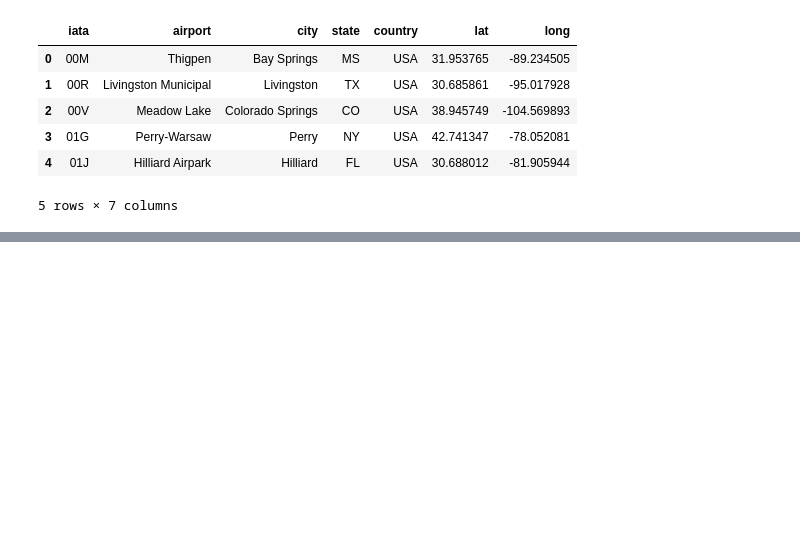
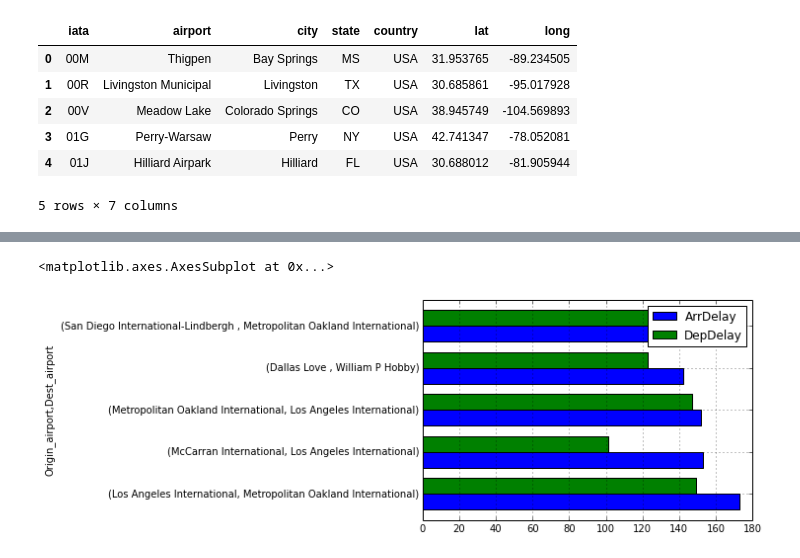
Before and after one commit to divyakkm/open-data-2014-airline, a Jupyter notebook: Basic Code.ipynb, the cells around one changed output, grey strips where cells are left out. Saved outputs shown, nothing was run; the diff lists cells and outputs as text; code cells hidden in the pictures; blank space fills up the shorter version.

```diff
--- a/Basic Code.ipynb
+++ b/Basic Code.ipynb
@@ -241,0 +244,11 @@ dfCarrDelay_count.plot(kind='barh')
+# %%
+dfRouteArrvDelay = dfMaster.groupby(by=['Origin_airport','Dest_airport']).apply(lambda x: x[x['ArrDelay'] >=15].count())['ArrDelay']
+dfRouteDepDelay = dfMaster.groupby(by=['Origin_airport','Dest_airport']).apply(lambda x: x[x['DepDelay'] >=15].count())['DepDelay']
+# %%
+dfRouteDelayCount = pd.concat([dfRouteArrvDelay,dfRouteDepDelay], axis=1)
+dfRouteDelayCount = dfRouteDelayCount.sort(['ArrDelay'], ascending=[0])
+# %%
+dfRouteDelayCount.head().plot(kind='barh')
+# %% [output]
+<matplotlib.axes.AxesSubplot at 0x...>
+[figure, added]
```
Also changed, not shown: parts of 24 cells of this notebook.
